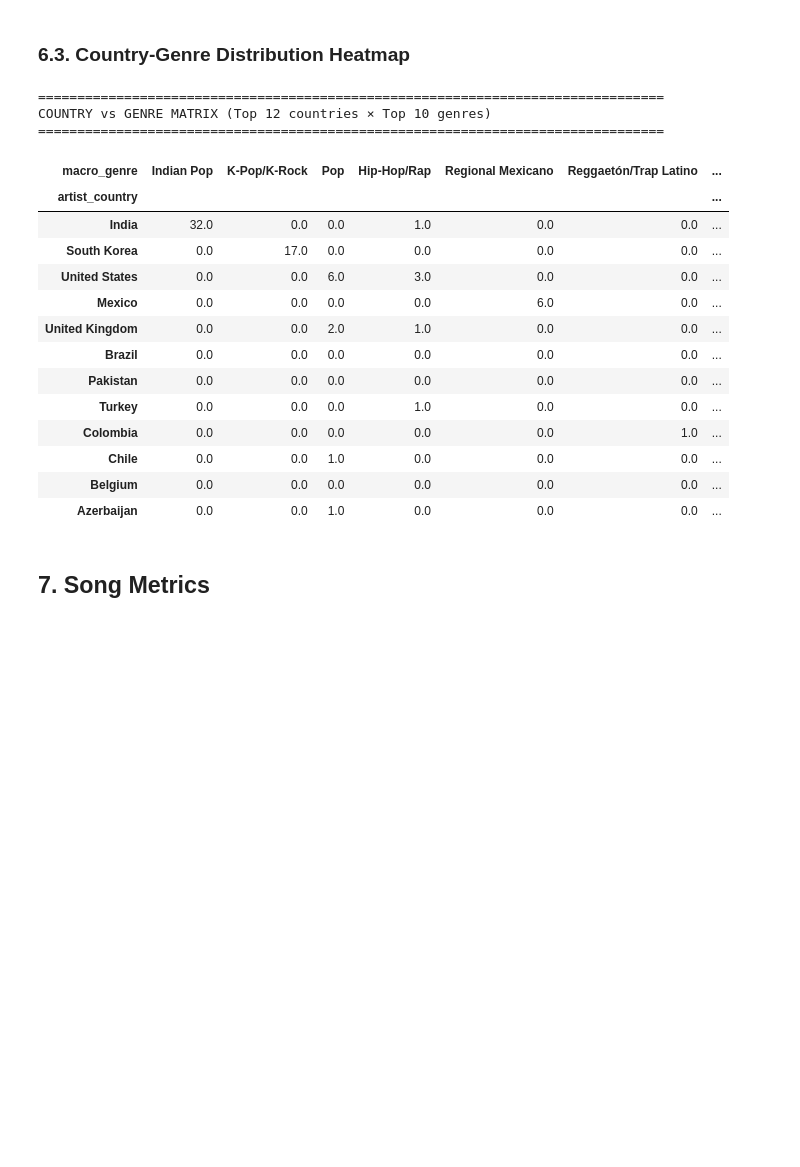
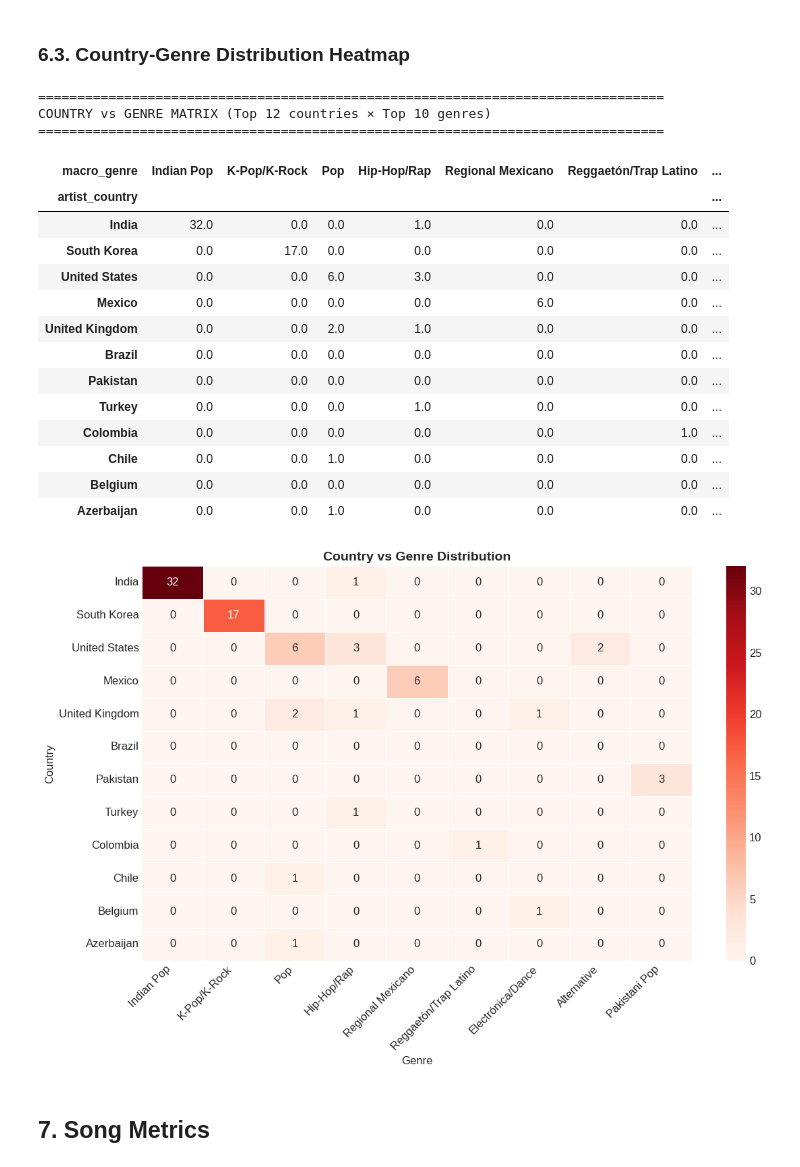
Before and after one commit to adroguetth/Music-Charts-Intelligence, a Jupyter notebook: Notebook_EN/weekly/youtube_charts_2026-W14.ipynb, the cells around one changed output. Drawn from its saved outputs; the diff is of its cells as text; code cells hidden in the pictures; blank space fills up the shorter version.

```diff
--- a/Notebook_EN/weekly/youtube_charts_2026-W14.ipynb
+++ b/Notebook_EN/weekly/youtube_charts_2026-W14.ipynb
@@ -459,62 +459,58 @@ Hip-Hop/Rap leads with the highest engagement (49.0%), while Pakistani Pop has t
 # %%
 
 df_analysis = df[~df['artist_country'].isin(['Multi-country', 'Unknown'])]
 
-matrix = pd.crosstab(df_analysis['artist_country'], df_analysis['macro_genre'],
-                     values=df_analysis['track_name'], aggfunc='count').fillna(0)
+if df_analysis.empty:
+    print("No data available after filtering out 'Multi-country' and 'Unknown' countries.")
+else:
+    matrix = pd.crosstab(df_analysis['artist_country'], df_analysis['macro_genre'],
+                         values=df_analysis['track_name'], aggfunc='count').fillna(0)
 
-top_countries_matrix = matrix.sum(axis=1).sort_values(ascending=False).head(12).index
-top_genres_matrix = genre_stats.nlargest(10, 'total_songs')['macro_genre'].tolist()
-top_genres_existing = [g for g in top_genres_matrix if g in matrix.columns]
+    top_countries = matrix.sum(axis=1).sort_values(ascending=False).head(12).index
+    top_genres = genre_stats.nlargest(10, 'total_songs')['macro_genre'].tolist()
+    top_genres = [g for g in top_genres if g in matrix.columns]
 
-matrix_heatmap = matrix.loc[top_countries_matrix, top_genres_existing]
+    if len(top_countries) == 0 or len(top_genres) == 0:
+        print("Insufficient countries or genres to generate heatmap.")
+    else:
+        matrix_heatmap = matrix.loc[top_countries, top_genres]
 
-print("="*80)
-print("COUNTRY vs GENRE MATRIX (Top 12 countries × Top 10 genres)")
-print("="*80)
-display(matrix_heatmap)
+        print("="*80)
+        print("COUNTRY vs GENRE MATRIX (Top 12 countries × Top 10 genres)")
+        print("="*80)
+        display(matrix_heatmap)
 
-fig = go.Figure(data=go.Heatmap(
-    z=matrix_heatmap.values,
-    x=matrix_heatmap.columns.tolist(),
-    y=matrix_heatmap.index.tolist(),
-    colorscale='Reds',
-    text=matrix_heatmap.values,
-    texttemplate='%{text}',
-    textfont={"size": 10},
-    hoverongaps=False,
-    hovertemplate='<b>Country: %{y}</b><br><b>Genre: %{x}</b><br><b>Songs: %{z}</b><extra></extra>'
-))
+        # Convert to integer to avoid float formatting issues with fmt='d'
+        matrix_heatmap_int = matrix_heatmap.astype(int)
 
-fig.update_layout(
-    title='Country vs Genre Distribution',
-    title_font_size=18,
-    xaxis_title='Music Genre',
-    yaxis_title='Country',
-    xaxis_tickangle=-45,
-    width=1200,
-    height=700,
-    paper_bgcolor='white'
-)
-fig.show()
+        plt.figure(figsize=(12, 8))
+        sns.heatmap(matrix_heatmap_int, annot=True, fmt='d', cmap='Reds',
+                    xticklabels=True, yticklabels=True, linewidths=0.5, linecolor='white')
+        plt.title('Country vs Genre Distribution', fontsize=14, fontweight='bold')
+        plt.xlabel('Genre', fontsize=12)
+        plt.ylabel('Country', fontsize=12)
+        plt.xticks(rotation=45, ha='right')
+        plt.tight_layout()
+        plt.show()
 # %% [output]
 ================================================================================
 COUNTRY vs GENRE MATRIX (Top 12 countries × Top 10 genres)
 ================================================================================
 | macro_genre | Indian Pop | K-Pop/K-Rock | Pop | Hip-Hop/Rap | Regional Mexicano | Reggaetón/Trap Latino | ... |
 | artist_country |  |  |  |  |  |  | ... |
 | India | 32.0 | 0.0 | 0.0 | 1.0 | 0.0 | 0.0 | ... |
 | South Korea | 0.0 | 17.0 | 0.0 | 0.0 | 0.0 | 0.0 | ... |
 | United States | 0.0 | 0.0 | 6.0 | 3.0 | 0.0 | 0.0 | ... |
 | Mexico | 0.0 | 0.0 | 0.0 | 0.0 | 6.0 | 0.0 | ... |
 | United Kingdom | 0.0 | 0.0 | 2.0 | 1.0 | 0.0 | 0.0 | ... |
 | Brazil | 0.0 | 0.0 | 0.0 | 0.0 | 0.0 | 0.0 | ... |
 | Pakistan | 0.0 | 0.0 | 0.0 | 0.0 | 0.0 | 0.0 | ... |
 | Turkey | 0.0 | 0.0 | 0.0 | 1.0 | 0.0 | 0.0 | ... |
 | Colombia | 0.0 | 0.0 | 0.0 | 0.0 | 0.0 | 1.0 | ... |
 | Chile | 0.0 | 0.0 | 1.0 | 0.0 | 0.0 | 0.0 | ... |
 | Belgium | 0.0 | 0.0 | 0.0 | 0.0 | 0.0 | 0.0 | ... |
 | Azerbaijan | 0.0 | 0.0 | 1.0 | 0.0 | 0.0 | 0.0 | ... |
+[figure, added]
 # %% [markdown]
 ## 7. Song Metrics
 # %% [markdown]
```
Also changed, not shown: parts of 10 cells of this notebook, 3 other files.
